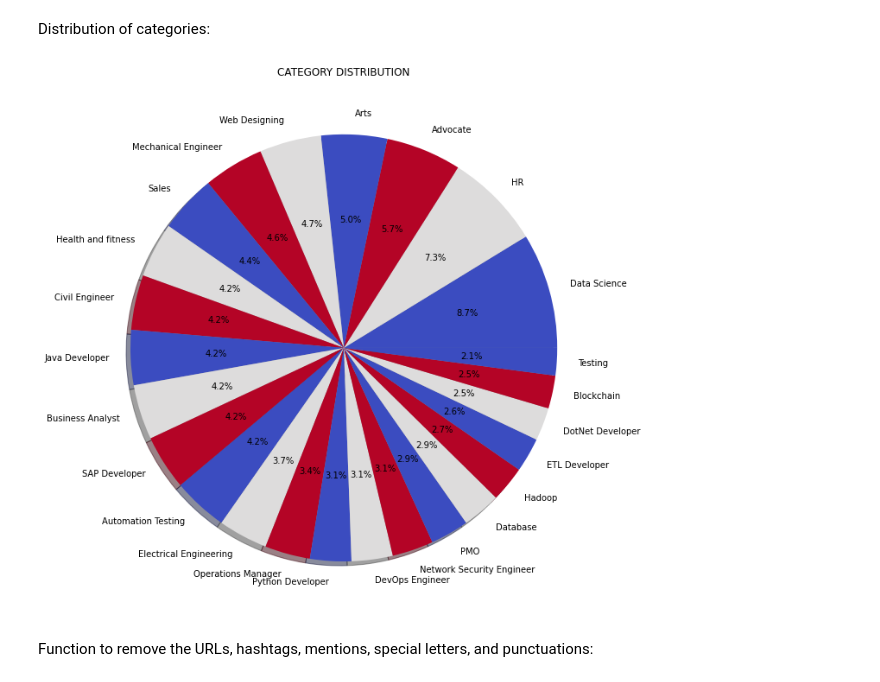
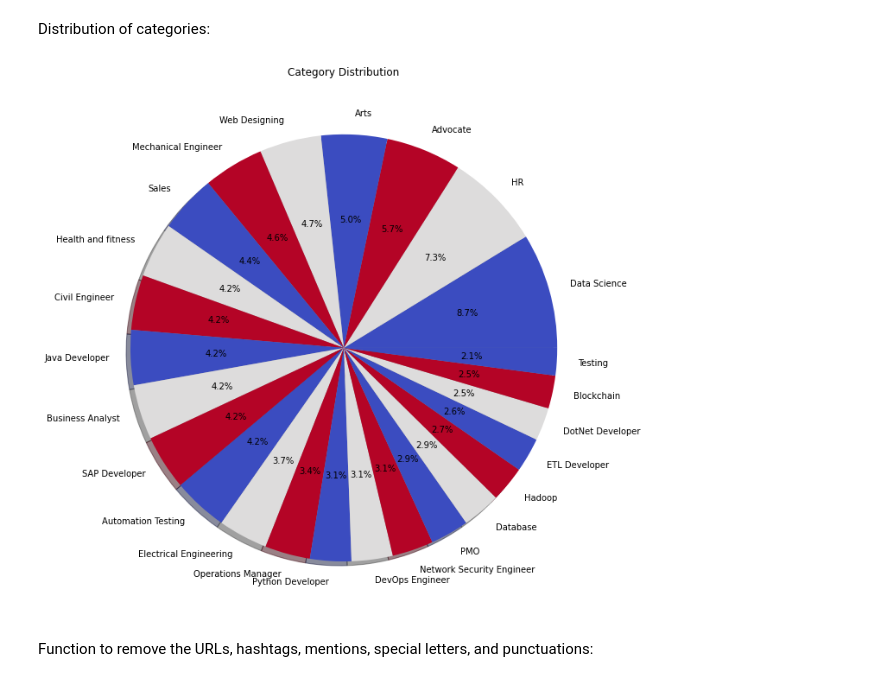
Before and after one commit to vatsalya-gupta/Resume-Screening-NLTK, a Jupyter notebook: ResumeScreening.ipynb, the cells around one changed output. Drawn from its saved outputs; the diff is of its cells as text; code cells hidden in the pictures.

```diff
--- a/ResumeScreening.ipynb
+++ b/ResumeScreening.ipynb
@@ -74,19 +75,19 @@ Distribution of categories:
 # %%
 targetCounts = resume_data["Category"].value_counts()
 targetLabels  = resume_data["Category"].unique()
 
 # Make square figures and axes
 plt.figure(1, figsize = (25,25))
 the_grid = GridSpec(2, 2)
 
 cmap = plt.get_cmap("coolwarm")
 colors = [cmap(i) for i in np.linspace(0, 1, 3)]
-plt.subplot(the_grid[0, 1], aspect = 1, title = "CATEGORY DISTRIBUTION")
+plt.subplot(the_grid[0, 1], aspect = 1, title = "Category Distribution")
 
 source_pie = plt.pie(targetCounts, labels = targetLabels, autopct = "%1.1f%%", shadow = True, colors = colors)
 plt.show()
 # %% [output]
-[figure, old version]
+[figure, new version]
 # %% [markdown]
 Function to remove the URLs, hashtags, mentions, special letters, and punctuations:
 # %%
```
Also changed, not shown: parts of 4 cells of this notebook, 1 other file.
